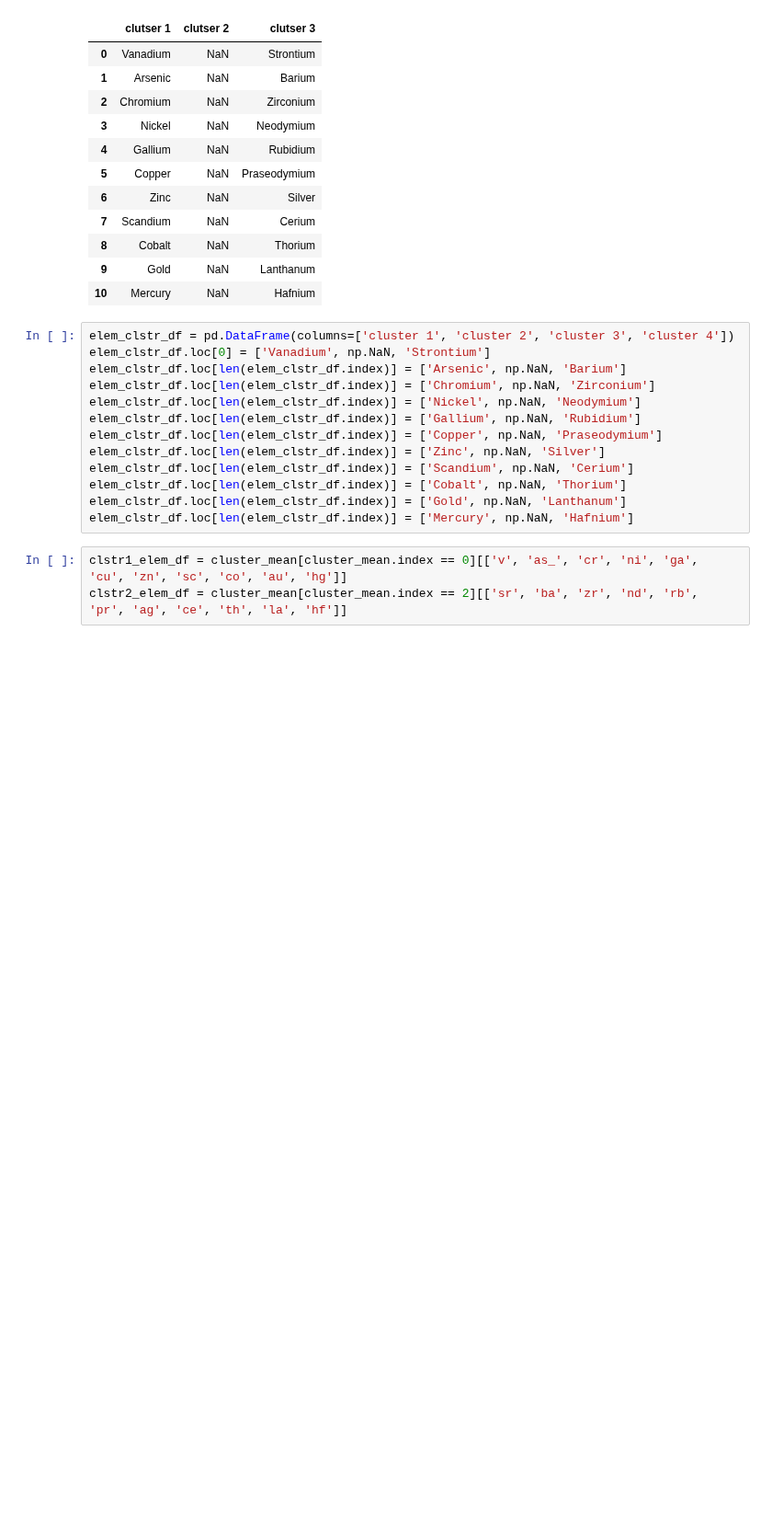
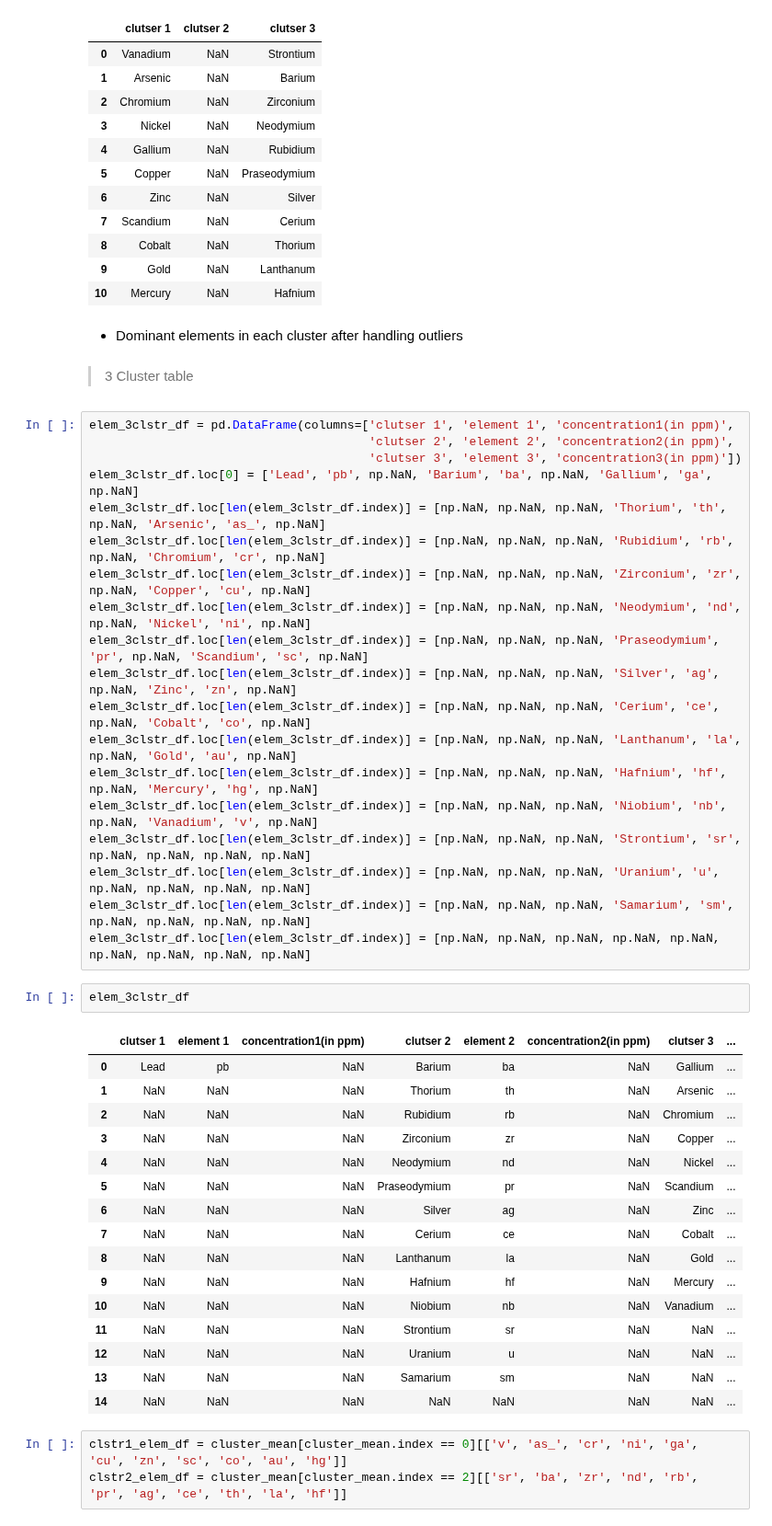
Before and after one commit to Ashish-Sasna/CMT-GSC-AI, a Jupyter notebook: Stream Sediment Analysis.ipynb, the cells around one changed output. Shown at 92% size. Drawn from its saved outputs; the diff is of its cells as text; blank space fills up the shorter version.

```diff
--- a/Stream Sediment Analysis.ipynb
+++ b/Stream Sediment Analysis.ipynb
@@ -168,19 +236,48 @@ elem_clstr_df
 | 8 | Cobalt | NaN | Thorium |
 | 9 | Gold | NaN | Lanthanum |
 | 10 | Mercury | NaN | Hafnium |
-# %%
-elem_clstr_df = pd.DataFrame(columns=['cluster 1', 'cluster 2', 'cluster 3', 'cluster 4'])
-elem_clstr_df.loc[0] = ['Vanadium', np.NaN, 'Strontium']
-elem_clstr_df.loc[len(elem_clstr_df.index)] = ['Arsenic', np.NaN, 'Barium']
-elem_clstr_df.loc[len(elem_clstr_df.index)] = ['Chromium', np.NaN, 'Zirconium']
-elem_clstr_df.loc[len(elem_clstr_df.index)] = ['Nickel', np.NaN, 'Neodymium']
-elem_clstr_df.loc[len(elem_clstr_df.index)] = ['Gallium', np.NaN, 'Rubidium']
-elem_clstr_df.loc[len(elem_clstr_df.index)] = ['Copper', np.NaN, 'Praseodymium']
-elem_clstr_df.loc[len(elem_clstr_df.index)] = ['Zinc', np.NaN, 'Silver']
-elem_clstr_df.loc[len(elem_clstr_df.index)] = ['Scandium', np.NaN, 'Cerium']
-elem_clstr_df.loc[len(elem_clstr_df.index)] = ['Cobalt', np.NaN, 'Thorium']
-elem_clstr_df.loc[len(elem_clstr_df.index)] = ['Gold', np.NaN, 'Lanthanum']
-elem_clstr_df.loc[len(elem_clstr_df.index)] = ['Mercury', np.NaN, 'Hafnium']
+# %% [markdown]
+- Dominant elements in each cluster after handling outliers
+# %% [markdown]
+> 3 Cluster table
+# %%
+elem_3clstr_df = pd.DataFrame(columns=['clutser 1', 'element 1', 'concentration1(in ppm)',
+                                       'clutser 2', 'element 2', 'concentration2(in ppm)',
+                                       'clutser 3', 'element 3', 'concentration3(in ppm)'])
+elem_3clstr_df.loc[0] = ['Lead', 'pb', np.NaN, 'Barium', 'ba', np.NaN, 'Gallium', 'ga', np.NaN]
+elem_3clstr_df.loc[len(elem_3clstr_df.index)] = [np.NaN, np.NaN, np.NaN, 'Thorium', 'th', np.NaN, 'Arsenic', 'as_', np.NaN]
+elem_3clstr_df.loc[len(elem_3clstr_df.index)] = [np.NaN, np.NaN, np.NaN, 'Rubidium', 'rb', np.NaN, 'Chromium', 'cr', np.NaN]
+elem_3clstr_df.loc[len(elem_3clstr_df.index)] = [np.NaN, np.NaN, np.NaN, 'Zirconium', 'zr', np.NaN, 'Copper', 'cu', np.NaN]
+elem_3clstr_df.loc[len(elem_3clstr_df.index)] = [np.NaN, np.NaN, np.NaN, 'Neodymium', 'nd', np.NaN, 'Nickel', 'ni', np.NaN]
+elem_3clstr_df.loc[len(elem_3clstr_df.index)] = [np.NaN, np.NaN, np.NaN, 'Praseodymium', 'pr', np.NaN, 'Scandium', 'sc', np.NaN]
+elem_3clstr_df.loc[len(elem_3clstr_df.index)] = [np.NaN, np.NaN, np.NaN, 'Silver', 'ag', np.NaN, 'Zinc', 'zn', np.NaN]
+elem_3clstr_df.loc[len(elem_3clstr_df.index)] = [np.NaN, np.NaN, np.NaN, 'Cerium', 'ce', np.NaN, 'Cobalt', 'co', np.NaN]
+elem_3clstr_df.loc[len(elem_3clstr_df.index)] = [np.NaN, np.NaN, np.NaN, 'Lanthanum', 'la', np.NaN, 'Gold', 'au', np.NaN]
+elem_3clstr_df.loc[len(elem_3clstr_df.index)] = [np.NaN, np.NaN, np.NaN, 'Hafnium', 'hf', np.NaN, 'Mercury', 'hg', np.NaN]
+elem_3clstr_df.loc[len(elem_3clstr_df.index)] = [np.NaN, np.NaN, np.NaN, 'Niobium', 'nb', np.NaN, 'Vanadium', 'v', np.NaN]
+elem_3clstr_df.loc[len(elem_3clstr_df.index)] = [np.NaN, np.NaN, np.NaN, 'Strontium', 'sr', np.NaN, np.NaN, np.NaN, np.NaN]
+elem_3clstr_df.loc[len(elem_3clstr_df.index)] = [np.NaN, np.NaN, np.NaN, 'Uranium', 'u', np.NaN, np.NaN, np.NaN, np.NaN]
+elem_3clstr_df.loc[len(elem_3clstr_df.index)] = [np.NaN, np.NaN, np.NaN, 'Samarium', 'sm', np.NaN, np.NaN, np.NaN, np.NaN]
+elem_3clstr_df.loc[len(elem_3clstr_df.index)] = [np.NaN, np.NaN, np.NaN, np.NaN, np.NaN, np.NaN, np.NaN, np.NaN, np.NaN]
+# %%
+elem_3clstr_df
+# %% [output]
+|  | clutser 1 | element 1 | concentration1(in ppm) | clutser 2 | element 2 | concentration2(in ppm) | clutser 3 | ... |
+| 0 | Lead | pb | NaN | Barium | ba | NaN | Gallium | ... |
+| 1 | NaN | NaN | NaN | Thorium | th | NaN | Arsenic | ... |
+| 2 | NaN | NaN | NaN | Rubidium | rb | NaN | Chromium | ... |
+| 3 | NaN | NaN | NaN | Zirconium | zr | NaN | Copper | ... |
+| 4 | NaN | NaN | NaN | Neodymium | nd | NaN | Nickel | ... |
+| 5 | NaN | NaN | NaN | Praseodymium | pr | NaN | Scandium | ... |
+| 6 | NaN | NaN | NaN | Silver | ag | NaN | Zinc | ... |
+| 7 | NaN | NaN | NaN | Cerium | ce | NaN | Cobalt | ... |
+| 8 | NaN | NaN | NaN | Lanthanum | la | NaN | Gold | ... |
+| 9 | NaN | NaN | NaN | Hafnium | hf | NaN | Mercury | ... |
+| 10 | NaN | NaN | NaN | Niobium | nb | NaN | Vanadium | ... |
+| 11 | NaN | NaN | NaN | Strontium | sr | NaN | NaN | ... |
+| 12 | NaN | NaN | NaN | Uranium | u | NaN | NaN | ... |
+| 13 | NaN | NaN | NaN | Samarium | sm | NaN | NaN | ... |
+| 14 | NaN | NaN | NaN | NaN | NaN | NaN | NaN | ... |
 # %%
 clstr1_elem_df = cluster_mean[cluster_mean.index == 0][['v', 'as_', 'cr', 'ni', 'ga', 'cu', 'zn', 'sc', 'co', 'au', 'hg']]
 clstr2_elem_df = cluster_mean[cluster_mean.index == 2][['sr', 'ba', 'zr', 'nd', 'rb', 'pr', 'ag', 'ce', 'th', 'la', 'hf']]
```
Also changed, not shown: parts of 12 cells of this notebook, 11 other files.
